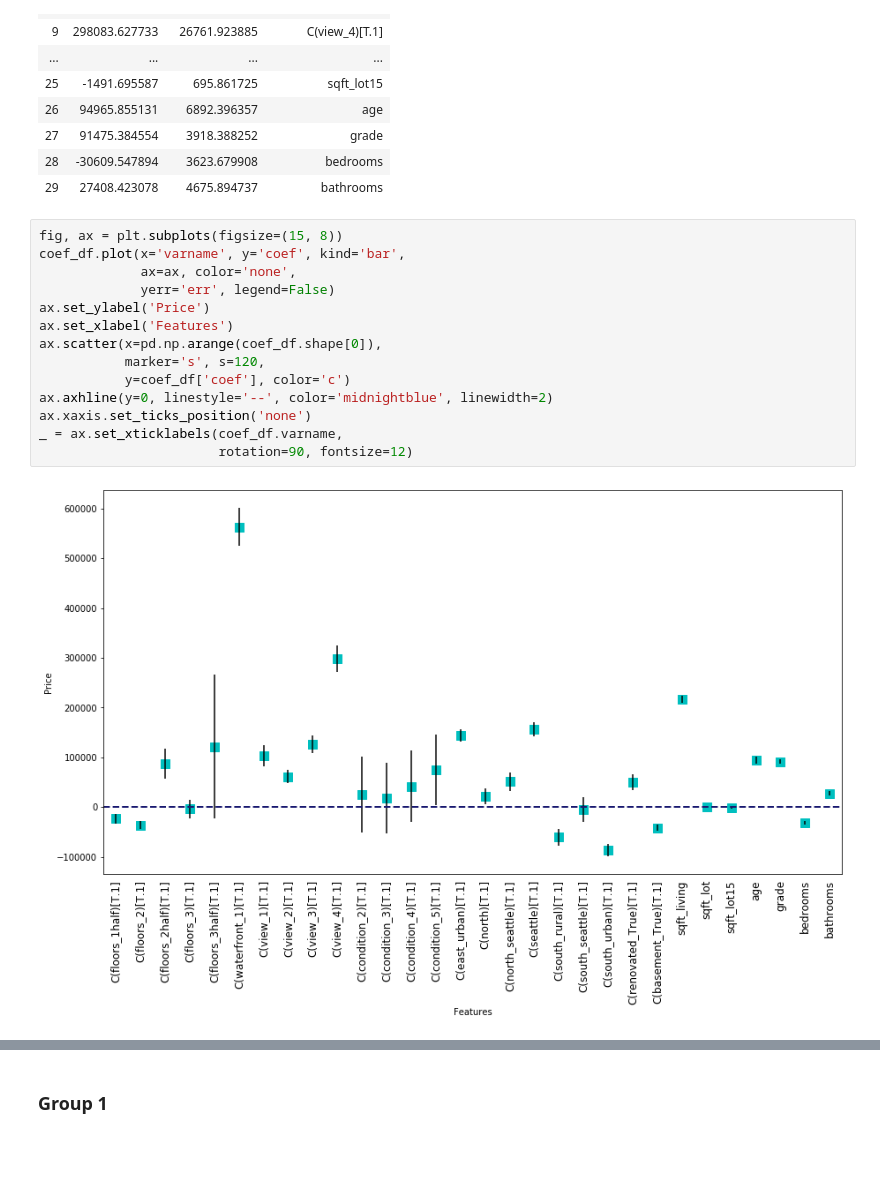
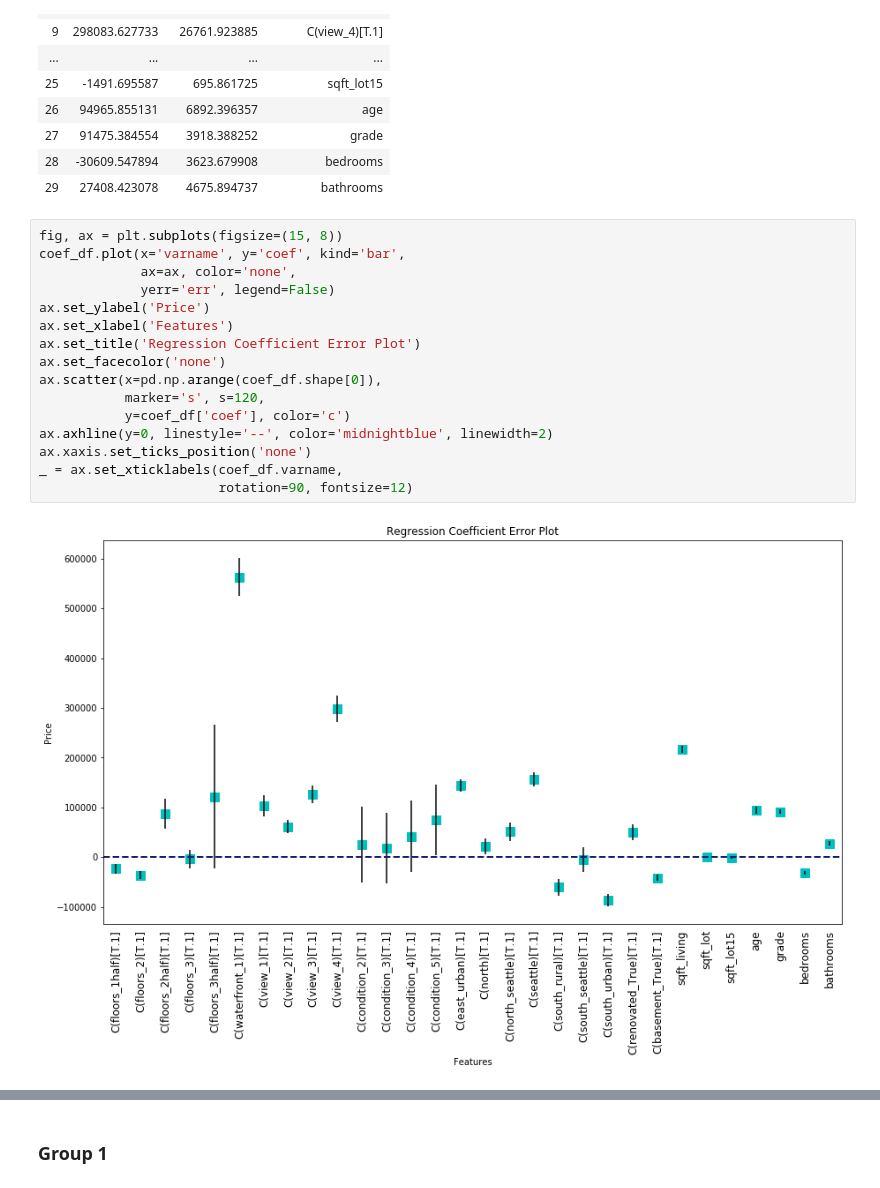
Before and after one commit to NehaP92/dsc-mod-2-project-online-pt-041320, a Jupyter notebook: student.ipynb, the cells around one changed output, grey strips where cells are left out. Cells and saved outputs as stored; diff of their text form; blank space fills up the shorter version.

```diff
--- a/student.ipynb
+++ b/student.ipynb
@@ -3040,19 +3055,21 @@ coef_df
 # %%
 fig, ax = plt.subplots(figsize=(15, 8))
 coef_df.plot(x='varname', y='coef', kind='bar',
              ax=ax, color='none',
              yerr='err', legend=False)
 ax.set_ylabel('Price')
 ax.set_xlabel('Features')
+ax.set_title('Regression Coefficient Error Plot')
+ax.set_facecolor('none')
 ax.scatter(x=pd.np.arange(coef_df.shape[0]),
            marker='s', s=120,
            y=coef_df['coef'], color='c')
 ax.axhline(y=0, linestyle='--', color='midnightblue', linewidth=2)
 ax.xaxis.set_ticks_position('none')
 _ = ax.set_xticklabels(coef_df.varname,
                        rotation=90, fontsize=12)
 # %% [output]
-[figure, old version]
+[figure, new version]
 # %%
 def feature_err_plot (model):
     """Creates a coefficient plot for the regression model
```
Also changed, not shown: parts of 38 cells of this notebook, 11 other files.
